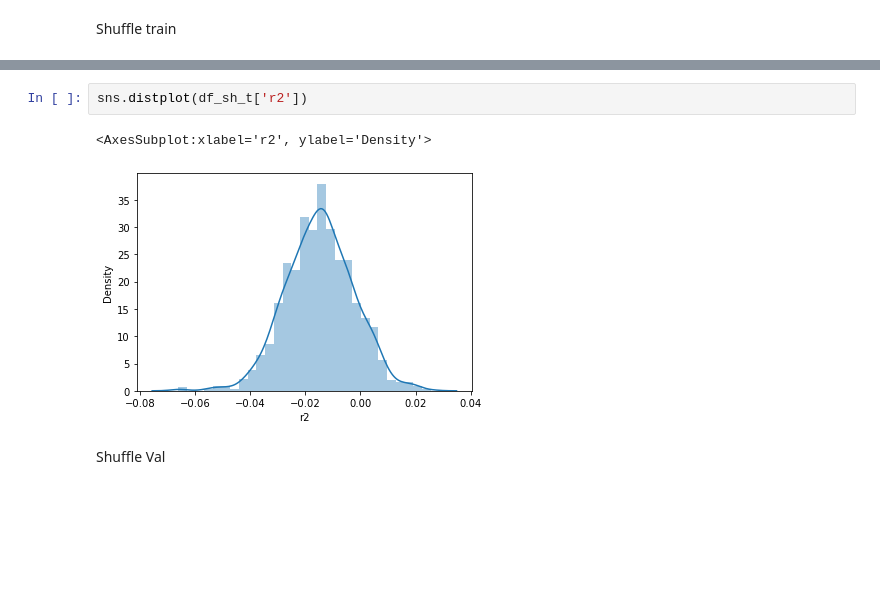
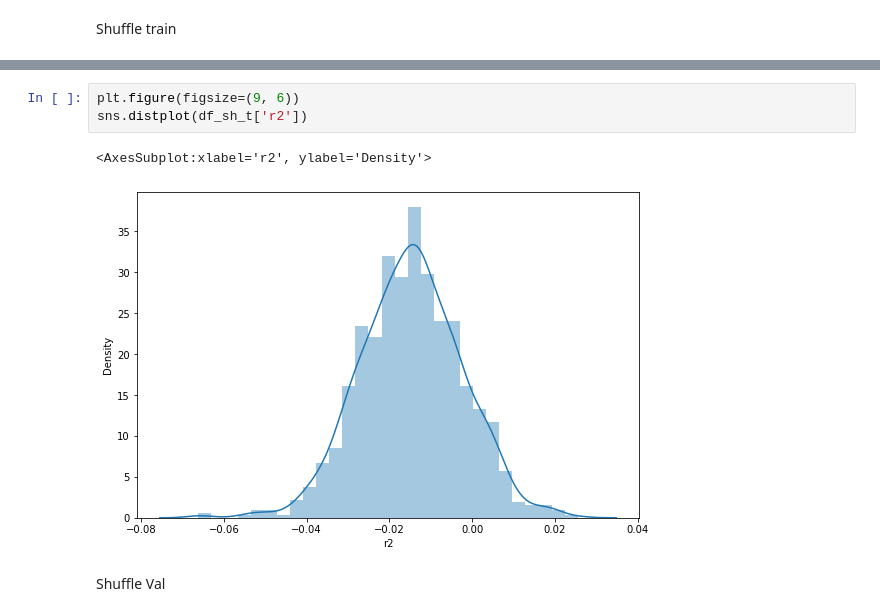
Before and after one commit to germanbarchi/OCEAN, a Jupyter notebook: bootstrapping/bootstrapping_results.ipynb, the cells around one changed output, grey strips where cells are left out. Drawn from its saved outputs; the diff is of its cells as text; blank space fills up the shorter version.

```diff
--- a/bootstrapping/bootstrapping_results.ipynb
+++ b/bootstrapping/bootstrapping_results.ipynb
@@ -42,8 +45,9 @@ df_sh_t[['r2','MAE','MSE','RMSE']].describe()
 # %%
+plt.figure(figsize=(9, 6))
 sns.distplot(df_sh_t['r2'])
 # %% [output]
 <AxesSubplot:xlabel='r2', ylabel='Density'>
-[figure, old version]
+[figure, new version]
 # %% [markdown]
 Shuffle Val
 # %%
```
Also changed, not shown: parts of 5 cells of this notebook.
